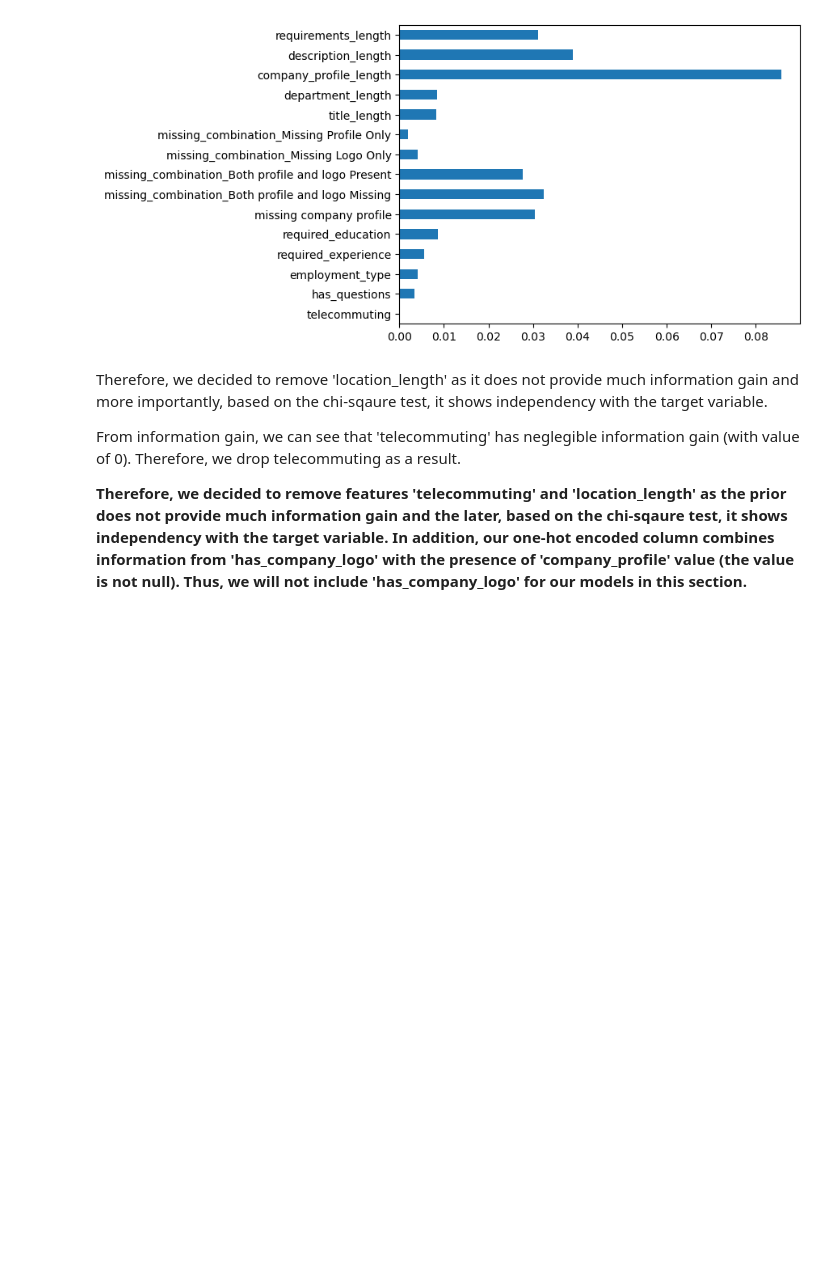
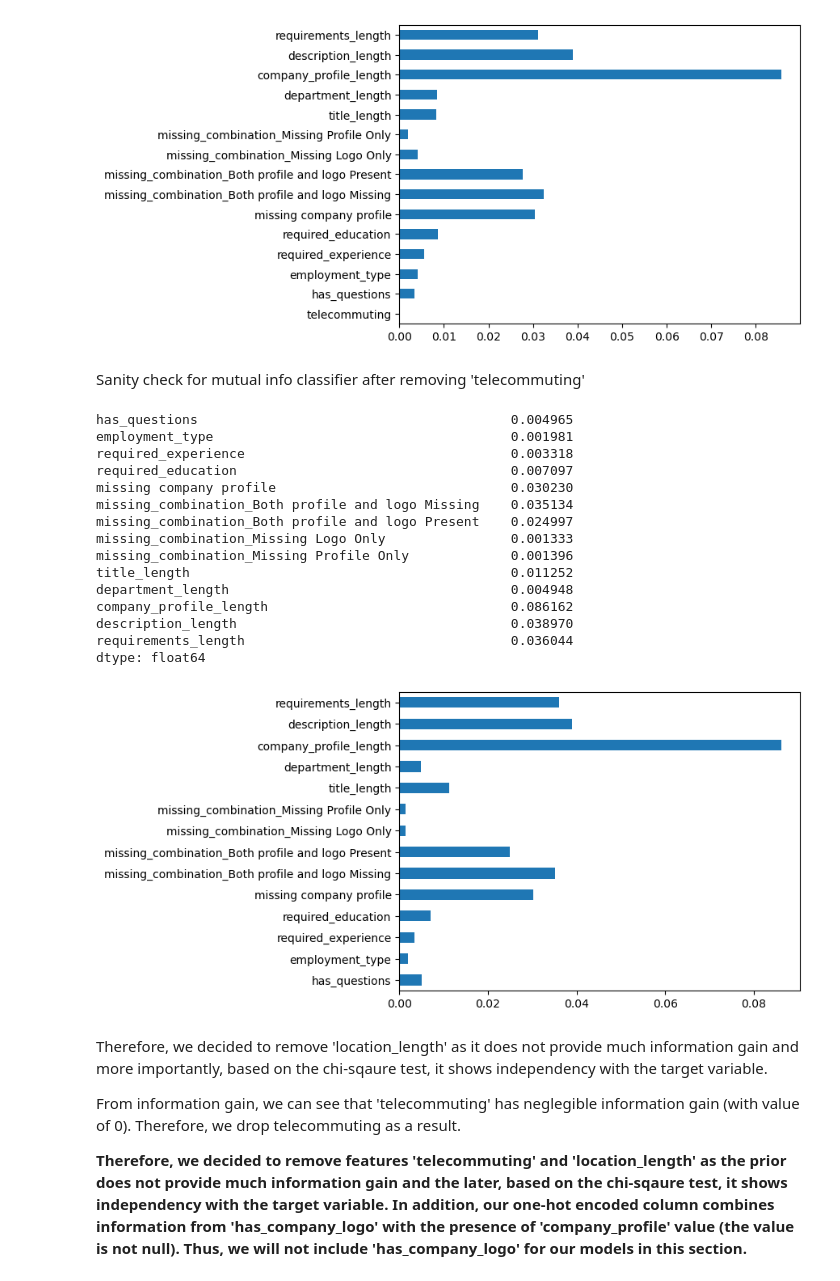
Before and after one commit to yaoyid/bt4012G5, a Jupyter notebook: feature_selection.ipynb, the cells around one changed output. Cells and saved outputs as stored; diff of their text form; code cells hidden in the pictures; blank space fills up the shorter version.

```diff
--- a/feature_selection.ipynb
+++ b/feature_selection.ipynb
@@ -293,6 +293,40 @@ description_length                                   0.038839
 requirements_length                                  0.031167
 dtype: float64
 [figure]
+# %% [markdown]
+Sanity check for mutual info classifier after removing 'telecommuting'
+# %%
+num_features = x_train.loc[:, [ 'has_questions', 'employment_type',
+       'required_experience', 'required_education', 'missing company profile',
+       'missing_combination_Both profile and logo Missing', 'missing_combination_Both profile and logo Present', 'missing_combination_Missing Logo Only',
+       'missing_combination_Missing Profile Only',  'title_length',  'department_length',
+       'company_profile_length', 'description_length', 'requirements_length']]
+target = y_train
+# %%
+# 4. Feature Selections
+# Method 3. Mutual Info Classifier. Estimates mutual information among the features and look at the information gain by each of the variables.
+from sklearn.feature_selection import mutual_info_classif
+IG = mutual_info_classif(num_features, target,random_state=42)
+feature_IG = pd.Series(IG, num_features.columns)
+feature_IG.plot(kind = 'barh')
+feature_IG
+# %% [output]
+has_questions                                        0.004965
+employment_type                                      0.001981
+required_experience                                  0.003318
+required_education                                   0.007097
+missing company profile                              0.030230
+missing_combination_Both profile and logo Missing    0.035134
+missing_combination_Both profile and logo Present    0.024997
+missing_combination_Missing Logo Only                0.001333
+missing_combination_Missing Profile Only             0.001396
+title_length                                         0.011252
+department_length                                    0.004948
+company_profile_length                               0.086162
+description_length                                   0.038970
+requirements_length                                  0.036044
+dtype: float64
+[figure, added]
 # %% [markdown]
 Therefore, we decided to remove 'location_length' as it does not provide much information gain and more importantly, based on the chi-sqaure test, it shows independency with the target variable.
 
```
